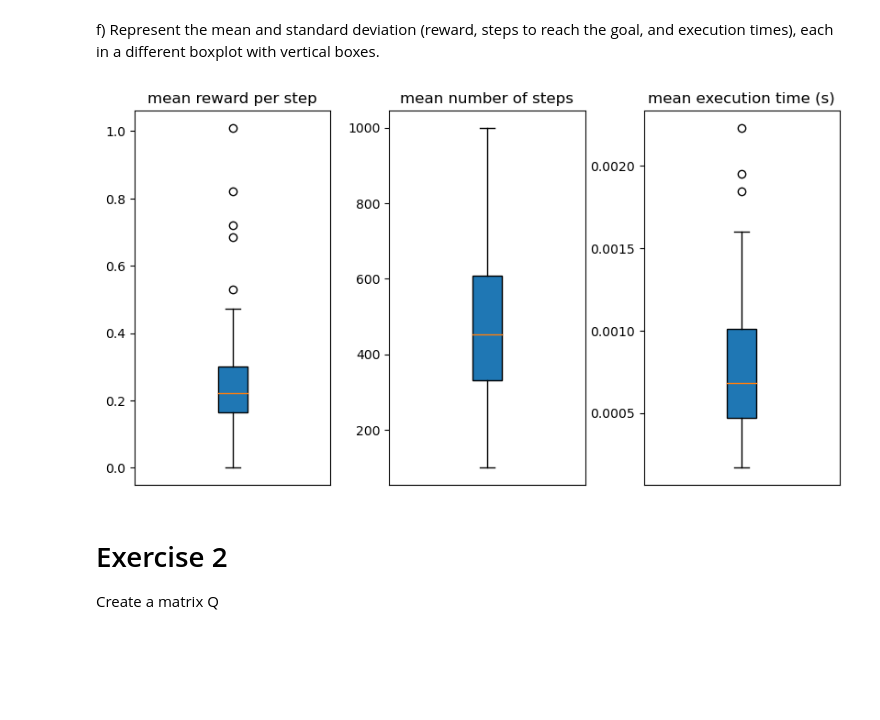
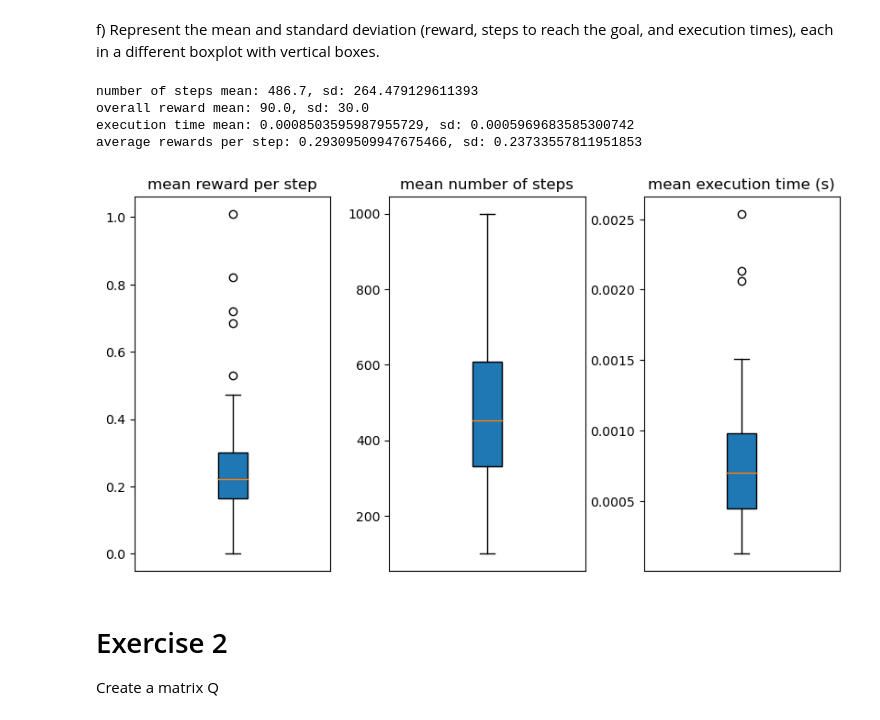
Before and after one commit to jelenameyer/IntroToMachineLearning, a Jupyter notebook: assignments/assignment3/100HasUtility0.ipynb, the cells around one changed output. Cells and saved outputs as stored; diff of their text form; code cells hidden in the pictures; blank space fills up the shorter version.

```diff
--- a/assignments/assignment3/100HasUtility0.ipynb
+++ b/assignments/assignment3/100HasUtility0.ipynb
@@ -126,30 +149,12 @@ average rewards per step: 0.29309509947675466, sd: 0.23733557811951853
 f) Represent the mean and standard deviation (reward, steps to reach the goal, and execution times), each in a different boxplot with vertical boxes.
-# %%
-# visualize metrics
-fig, axs = plt.subplots(1, 3)
-
-axs[0].boxplot(allRewardsPerSteps,
-                   patch_artist=True)
-axs[0].set_title("mean reward per step")
-axs[0].set_xticks([])
-
-axs[1].boxplot(allNumberOfStepsEpisode,
-                   patch_artist=True)
-axs[1].set_title("mean number of steps")
-axs[1].set_xticks([])
-
-axs[2].boxplot(allexecutionTimes,
-                   patch_artist=True)
-axs[2].set_title("mean execution time (s)")
-axs[2].set_xticks([])
-
-fig.subplots_adjust(left=0.2, right=1.4, bottom=0.05, top=0.9,
-                    hspace=0.4, wspace=0.3)
-
-
-plt.show()
-# %% [output]
-[figure, removed]
+# %%
+testBaseline()
+# %% [output]
+number of steps mean: 486.7, sd: 264.479129611393
+overall reward mean: 90.0, sd: 30.0
+execution time mean: 0.0008503595987955729, sd: 0.0005969683585300742
+average rewards per step: 0.29309509947675466, sd: 0.23733557811951853
+[figure, added]
 # %% [markdown]
 # Exercise 2
 
```
Also changed, not shown: parts of 13 cells of this notebook, 2 other files.
